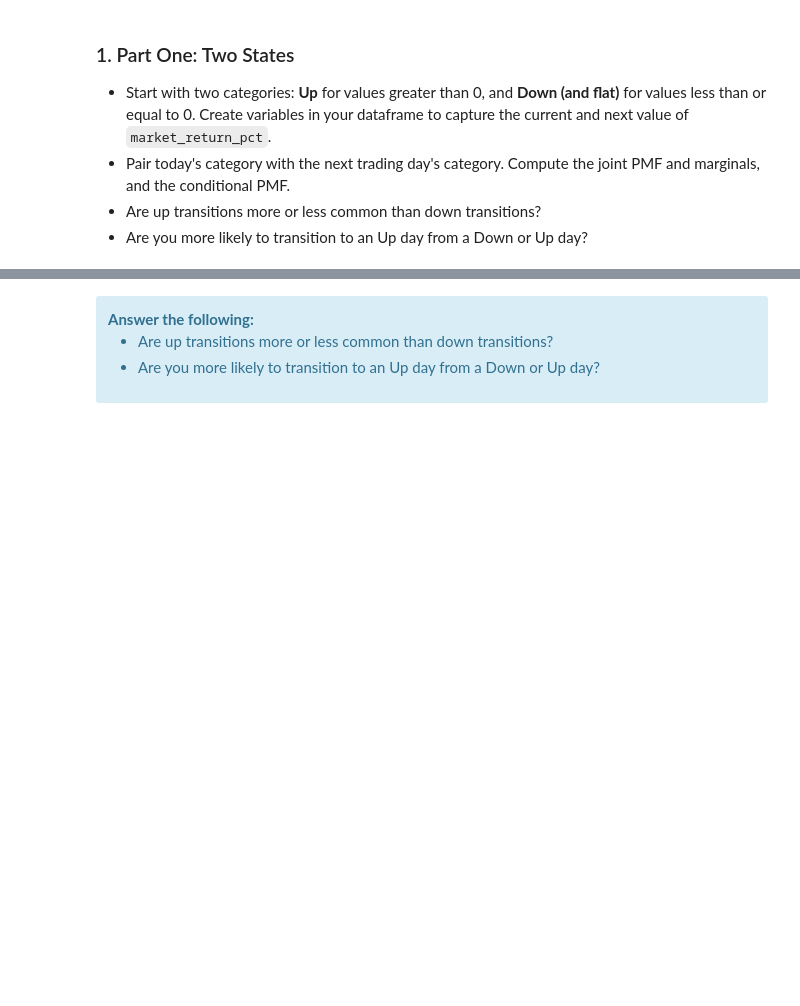
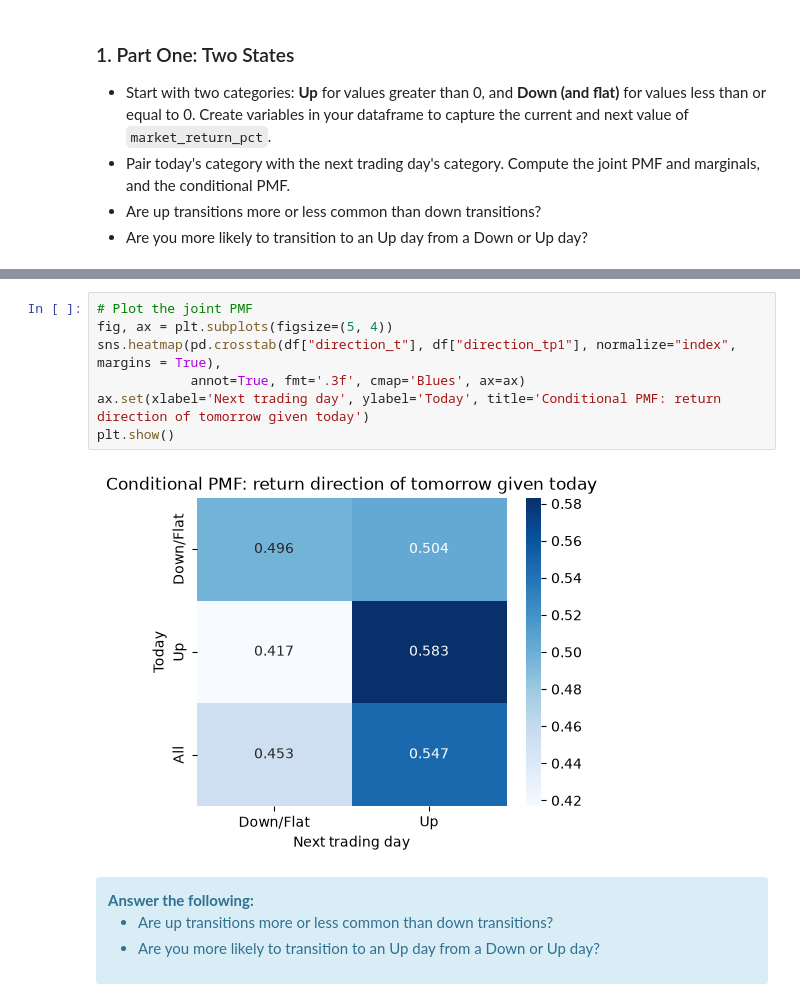
Before and after one commit to ajkrays/UU_F26_templates, a Jupyter notebook: Week09/Thursday_lab/lab08.ipynb, the cells around one changed output, grey strips where cells are left out. Saved outputs shown, nothing was run; the diff lists cells and outputs as text; blank space fills up the shorter version.

```diff
--- a/Week09/Thursday_lab/lab08.ipynb
+++ b/Week09/Thursday_lab/lab08.ipynb
@@ -77,3 +119,12 @@ plt.show()
+# %%
+# Plot the joint PMF
+fig, ax = plt.subplots(figsize=(5, 4))
+sns.heatmap(pd.crosstab(df["direction_t"], df["direction_tp1"], normalize="index", margins = True),
+            annot=True, fmt='.3f', cmap='Blues', ax=ax)
+ax.set(xlabel='Next trading day', ylabel='Today', title='Conditional PMF: return direction of tomorrow given today')
+plt.show()
+# %% [output]
+[figure, added]
 # %% [markdown]
 <div class='alert alert-info'><b>Answer the following:</b>
 
```
Also changed, not shown: parts of 48 cells of this notebook.
